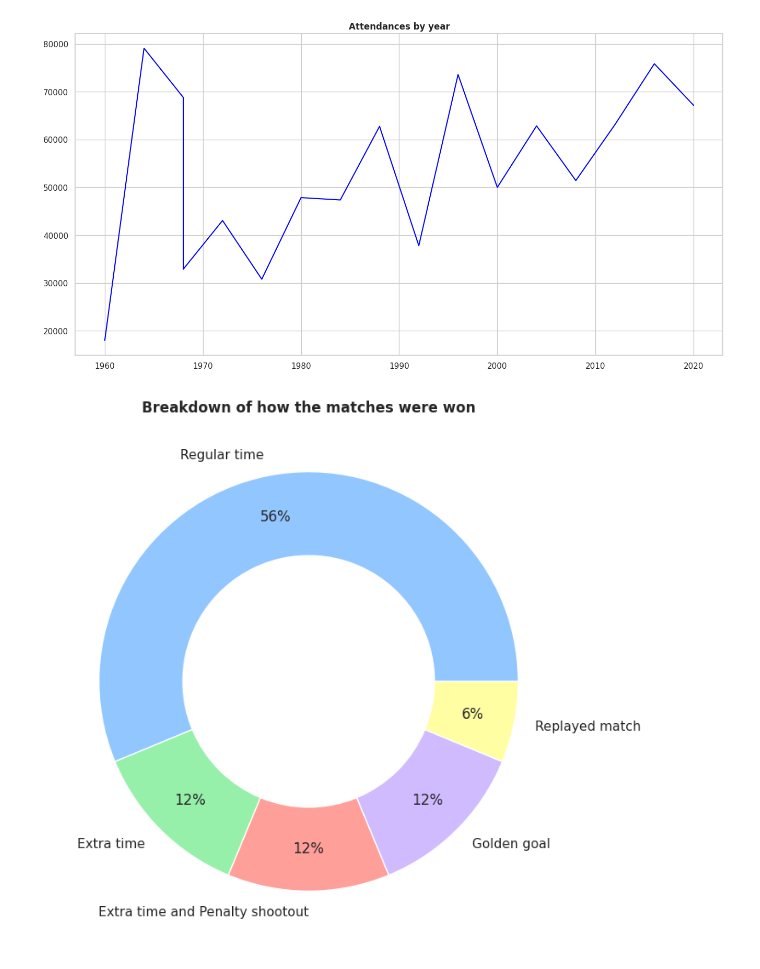
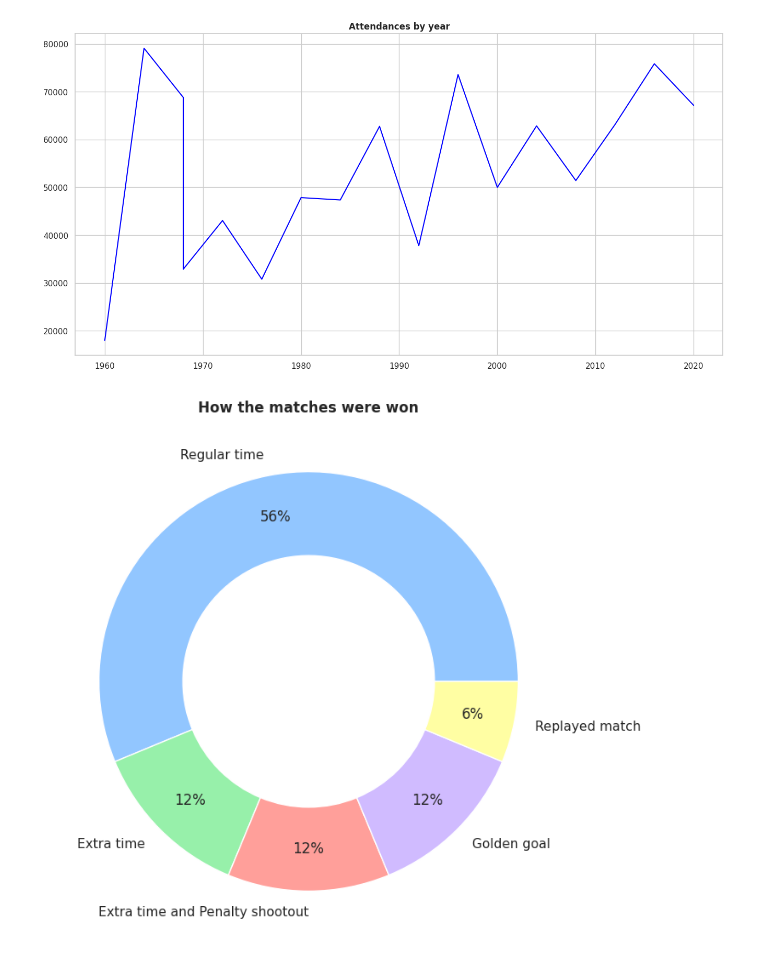
Before and after one commit to guilhermelaviola/SoccerCompetitionsStudy, a Jupyter notebook: UEFAEuroStudy.ipynb, the cells around one changed output. Saved outputs shown, nothing was run; the diff lists cells and outputs as text; code cells hidden in the pictures.

```diff
--- a/UEFAEuroStudy.ipynb
+++ b/UEFAEuroStudy.ipynb
@@ -157,8 +170,8 @@ plt.show()
 # %%
 # Displaying the distribution of the way the match was won:
 ue.groupby('Year').first()['How the match was won'].value_counts().plot(kind = 'pie', autopct = '%.0f%%', figsize = (8, 8), wedgeprops = dict(width = 0.4), pctdistance = 0.8)
 plt.ylabel(None)
-plt.title('Breakdown of how the matches were won', fontweight = 'bold')
+plt.title('How the matches were won', fontweight = 'bold')
 plt.show()
 # %% [output]
-[figure, old version]
+[figure, new version]
```
Also changed, not shown: parts of 1 cell of this notebook.
